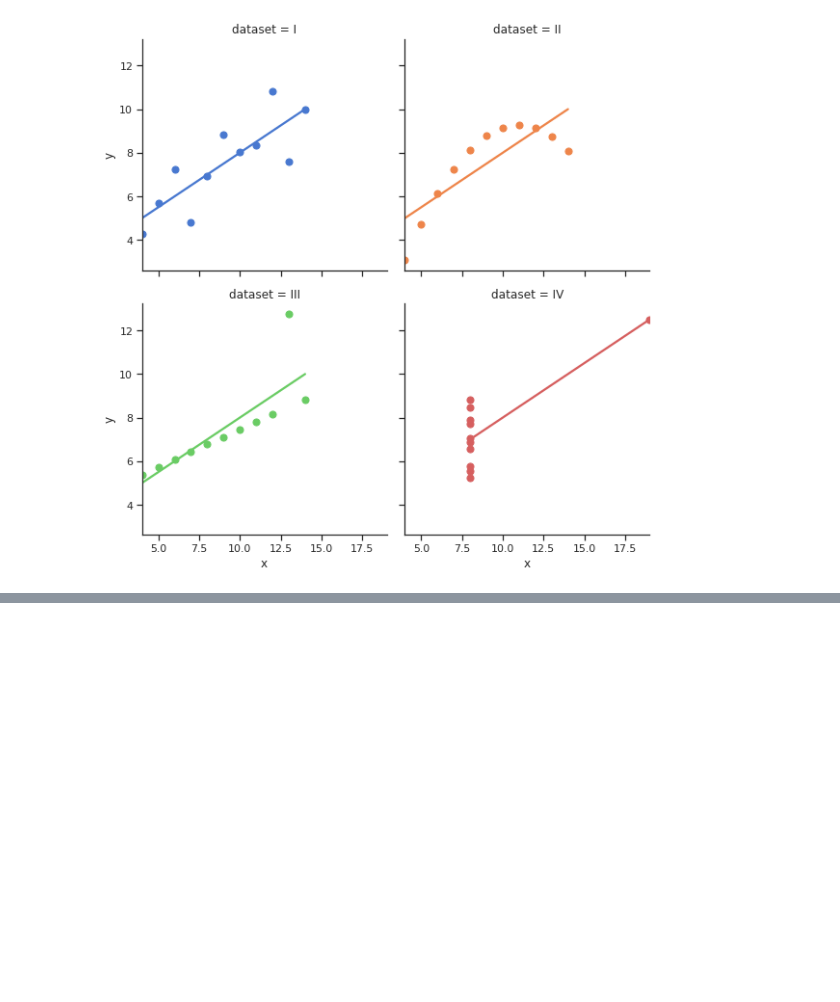
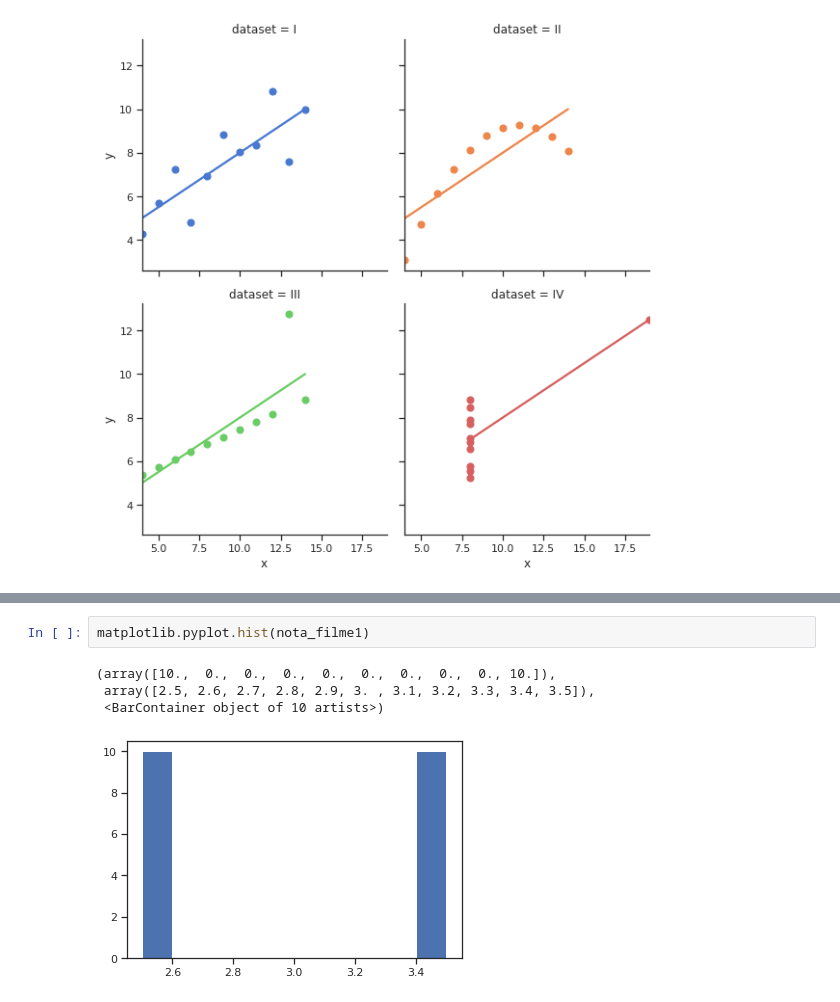
Before and after one commit to Henriquemcc/Aprendendo_Data_Science, a Jupyter notebook: Introdução à Data Science.ipynb, the cells around one changed output, grey strips where cells are left out. Cells and saved outputs as stored; diff of their text form; blank space fills up the shorter version.

```diff
--- a/Introdução à Data Science.ipynb
+++ b/Introdução à Data Science.ipynb
@@ -687,0 +820,7 @@ seaborn.lmplot(x="x", y="y", col="dataset", hue="dataset", data=df, col_wrap=2,
+# %%
+matplotlib.pyplot.hist(nota_filme1)
+# %% [output]
+(array([10.,  0.,  0.,  0.,  0.,  0.,  0.,  0.,  0., 10.]),
+ array([2.5, 2.6, 2.7, 2.8, 2.9, 3. , 3.1, 3.2, 3.3, 3.4, 3.5]),
+ <BarContainer object of 10 artists>)
+[figure, added]
```
Also changed, not shown: parts of 31 cells of this notebook.
